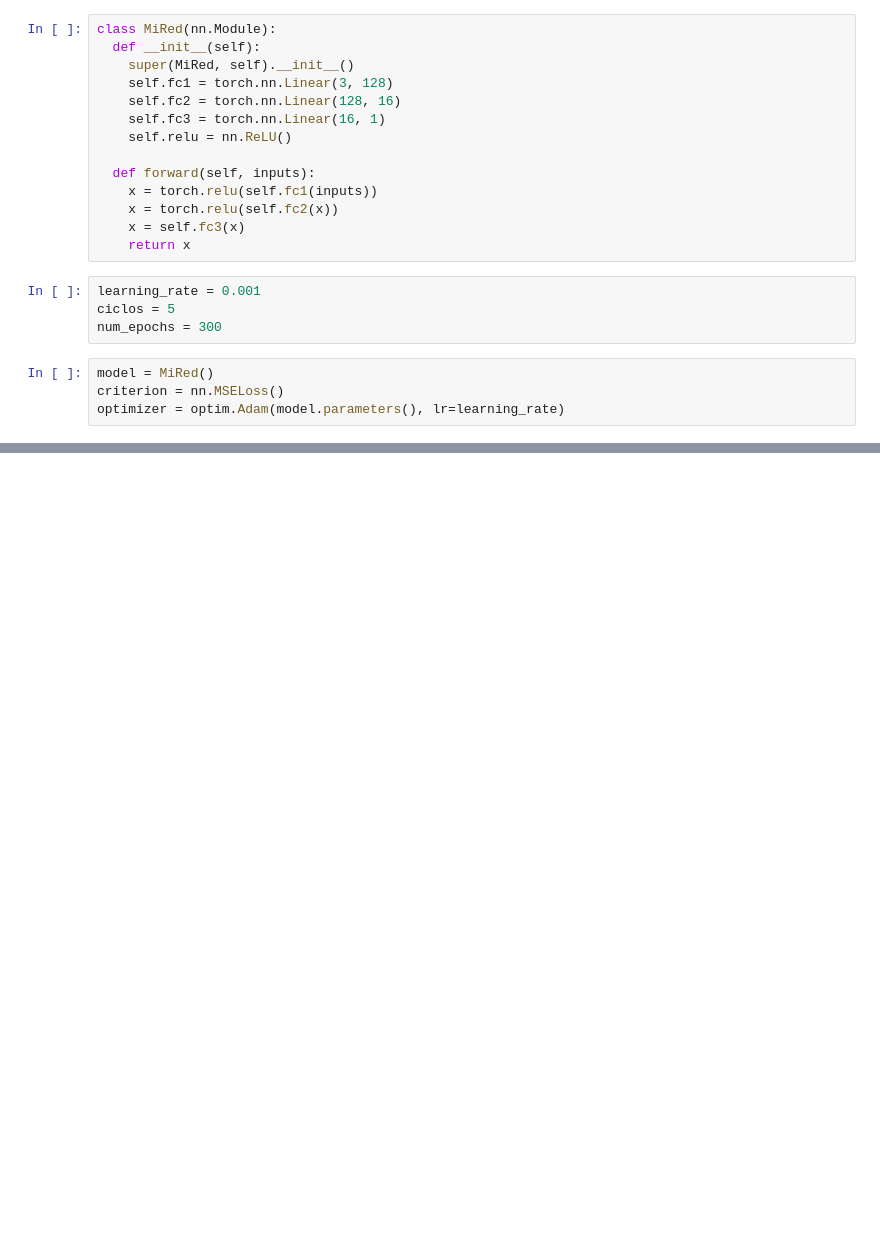
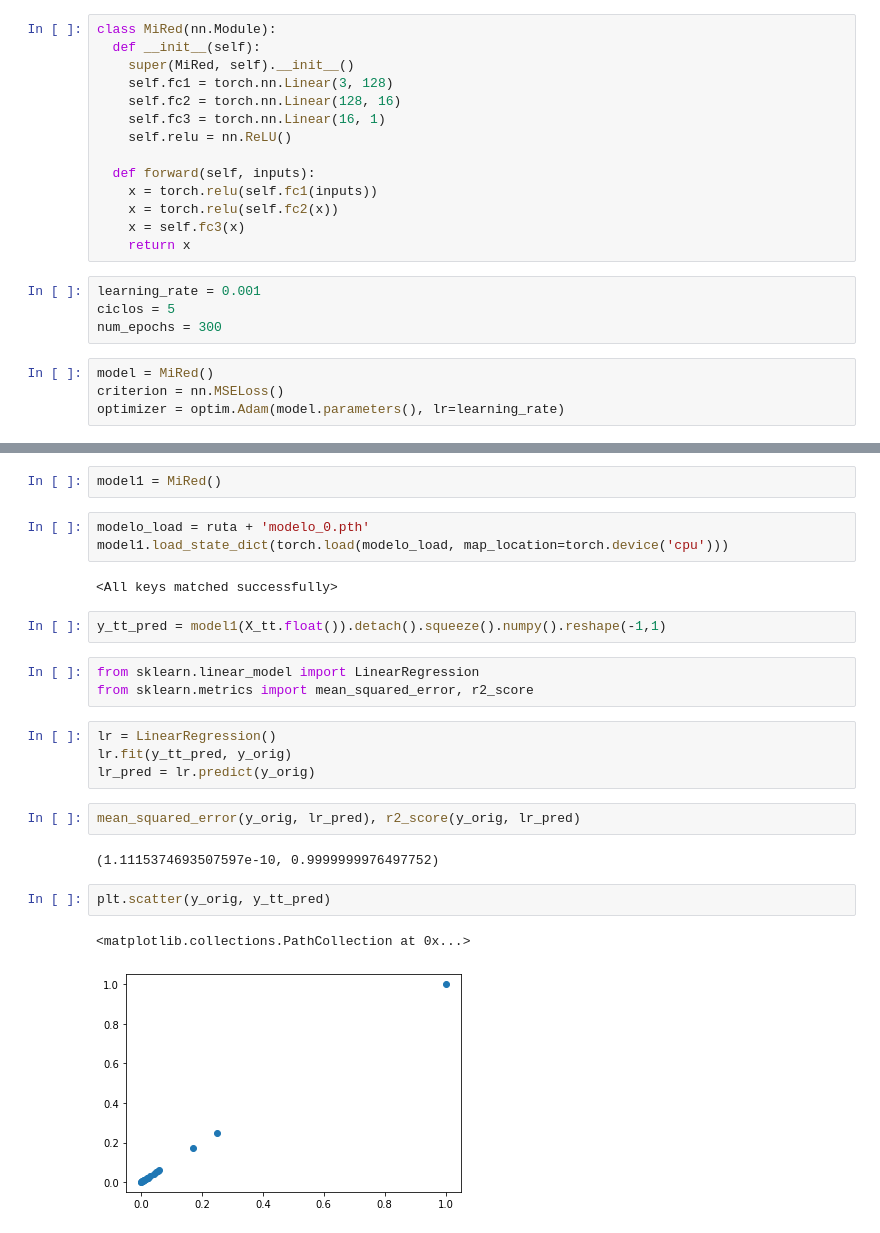
Before and after one commit to jcmachicao/curso_intro_nn, a Jupyter notebook: nn_demo.ipynb, the cells around one changed output, grey strips where cells are left out. Cells and saved outputs as stored; diff of their text form; blank space fills up the shorter version.

```diff
--- a/nn_demo.ipynb
+++ b/nn_demo.ipynb
@@ -106,0 +133,25 @@ plt.show()
+# %%
+model1 = MiRed()
+# %%
+modelo_load = ruta + 'modelo_0.pth'
+model1.load_state_dict(torch.load(modelo_load, map_location=torch.device('cpu')))
+# %% [output]
+<All keys matched successfully>
+# %%
+y_tt_pred = model1(X_tt.float()).detach().squeeze().numpy().reshape(-1,1)
+# %%
+from sklearn.linear_model import LinearRegression
+from sklearn.metrics import mean_squared_error, r2_score
+# %%
+lr = LinearRegression()
+lr.fit(y_tt_pred, y_orig)
+lr_pred = lr.predict(y_orig)
+# %%
+mean_squared_error(y_orig, lr_pred), r2_score(y_orig, lr_pred)
+# %% [output]
+(1.1115374693507597e-10, 0.9999999976497752)
+# %%
+plt.scatter(y_orig, y_tt_pred)
+# %% [output]
+<matplotlib.collections.PathCollection at 0x...>
+[figure, added]
```
Also changed, not shown: parts of 11 cells of this notebook.
